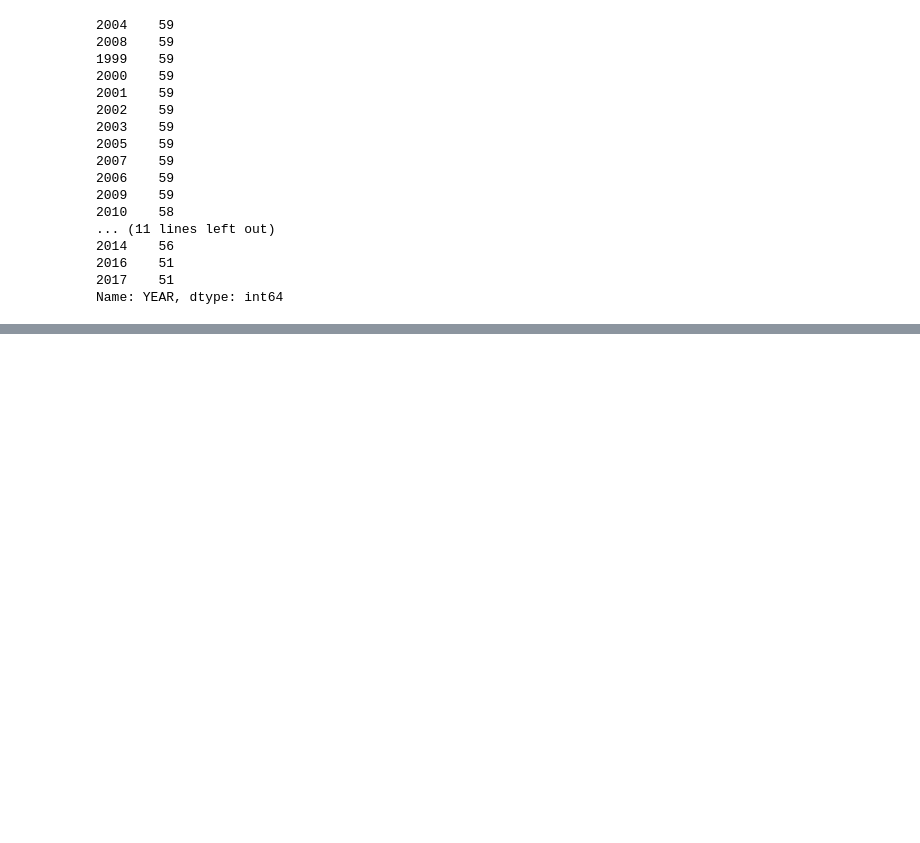
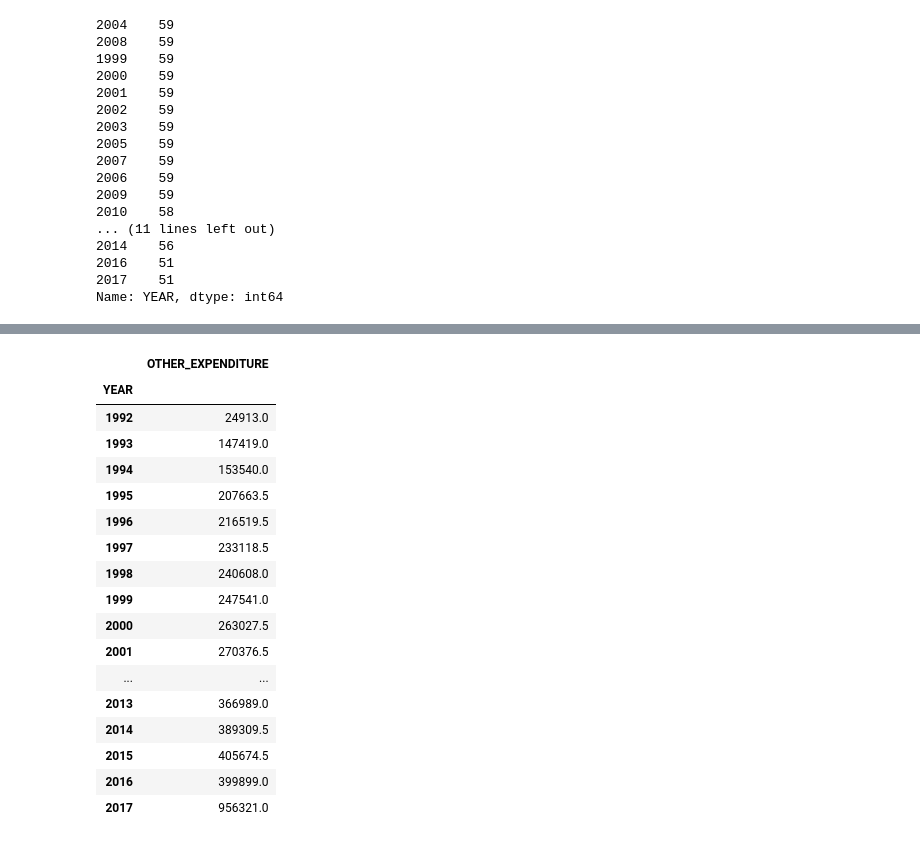
Before and after one commit to mgalaviz1/my_work, a Jupyter notebook: week5_eda/data_cleaning2_assignment.ipynb, the cells around one changed output, grey strips where cells are left out. Saved outputs shown, nothing was run; the diff lists cells and outputs as text; code cells hidden in the pictures; blank space fills up the shorter version.

```diff
--- a/week5_eda/data_cleaning2_assignment.ipynb
+++ b/week5_eda/data_cleaning2_assignment.ipynb
@@ -226,7 +196,35 @@ dtype: int64
 # %%
 df.groupby(['YEAR','STATE'])['TOTAL_REVENUE'].median()
 # %%
-# Dropping states with <= 14 value counts
-# dropped_states = ['BUREAU_OF_INDIAN_AFFAIRS','BI','DD','NORTHERN_MARIANA_ISLANDS','COMMONWEALTH_OF_MARIANAS','DOD_-_DOMESTIC','DOD_-_OVERSEAS','BUREAU_OF_INDIAN_EDUCATION','BIE','DEPARTMENT_OF_DEFENSE_EDUCATION_ACTIVITY','DOD','DEPARTMENT_OF_DEFENSE','GU','DOD_-_FOREIGN','BUREAU_OF_INDIAN_EDUCATIO','VI','PR','DOD_(OVERSEAS_AND_DOMESTIC_COMBINED)','MP','U.S._VIRGIN_ISLANDS' 'AS','MARIANAS']
+# Dropping states with <= 23 value counts
 
-df.drop(df[df.STATE == 'DOD_OVERSEAS'].index, inplace=True)
+# dropped_states = ['PUERTO_RICO', 'VIRGIN_ISLANDS','AMERICAN_SAMOA','NORTHERN_MARIANAS','DOD_DOMESTIC','DOD_OVERSEAS'
+# ,'BUREAU_OF_INDIAN_AFFAIRS','BI','DD','NORTHERN_MARIANA_ISLANDS','COMMONWEALTH_OF_MARIANAS','DOD_-_OVERSEAS','BIE'
+# ,'DOD_-_DOMESTIC','BUREAU_OF_INDIAN_EDUCATION','MARIANAS','DEPARTMENT_OF_DEFENSE','DEPARTMENT_OF_DEFENSE_EDUCATION_ACTIVITY'
+# ,'AS','GU','PR','DOD','DOD_-_FOREIGN','DOD_(OVERSEAS_AND_DOMESTIC_COMBINED)','VI','MP','BUREAU_OF_INDIAN_EDUCATIO','U.S._VIRGIN_ISLANDS']                          1
+
+df.drop(df[df['STATE'] == 'U.S._VIRGIN_ISLANDS'].index, inplace=True)
+# %%
+#dropping YEAR 2017
+df.drop(df[df['YEAR'] == 2017].index, inplace=True)
+# %%
+df.groupby('YEAR').agg({'OTHER_EXPENDITURE':'median'})
+# %% [output]
+|  | OTHER_EXPENDITURE |
+| YEAR |  |
+| 1992 | 24913.0 |
+| 1993 | 147419.0 |
+| 1994 | 153540.0 |
+| 1995 | 207663.5 |
+| 1996 | 216519.5 |
+| 1997 | 233118.5 |
+| 1998 | 240608.0 |
+| 1999 | 247541.0 |
+| 2000 | 263027.5 |
+| 2001 | 270376.5 |
+| ... | ... |
+| 2013 | 366989.0 |
+| 2014 | 389309.5 |
+| 2015 | 405674.5 |
+| 2016 | 399899.0 |
+| 2017 | 956321.0 |
```
Also changed, not shown: parts of 43 cells of this notebook, 2 other files.
